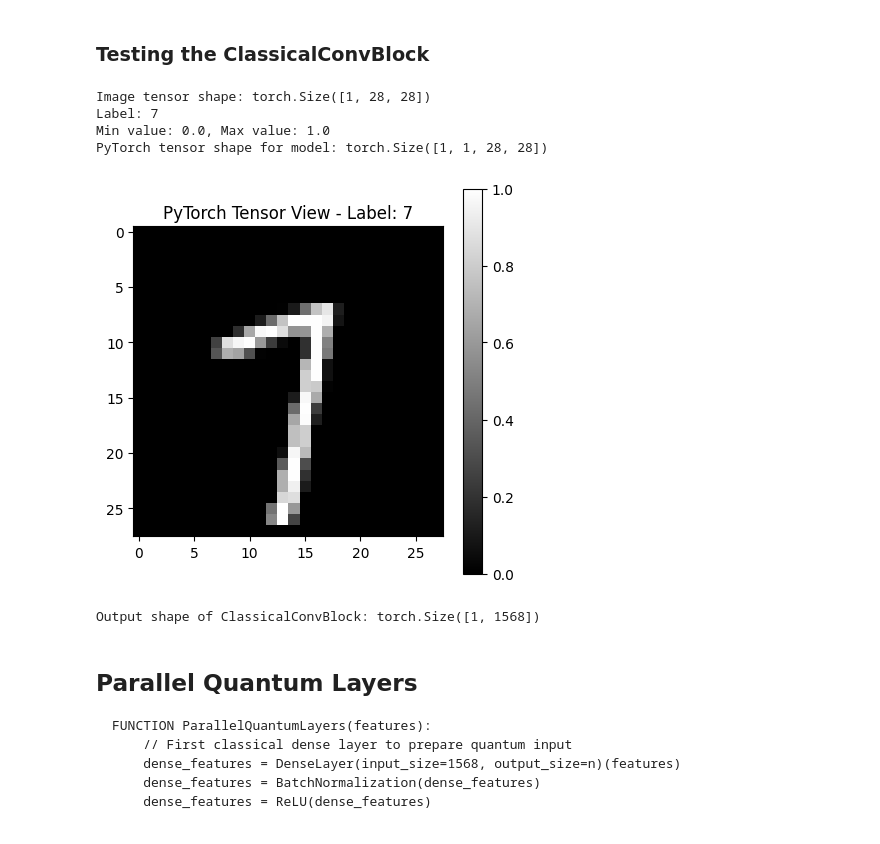
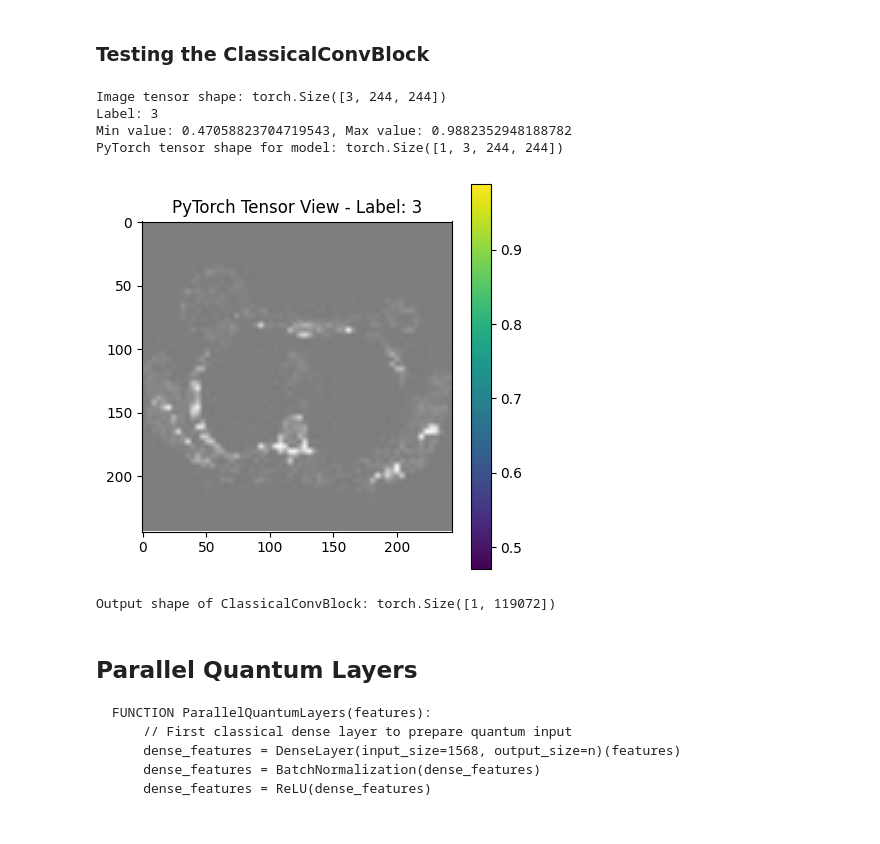
Before and after one commit to pk-2004/quantum-classification, a Jupyter notebook: HQNN/medical_mnist/HQNN-Parallel-local.ipynb, the cells around one changed output. Saved outputs shown, nothing was run; the diff lists cells and outputs as text; code cells hidden in the pictures.

Commit message:
working on medical mnist

```diff
--- a/HQNN/medical_mnist/HQNN-Parallel-local.ipynb
+++ b/HQNN/medical_mnist/HQNN-Parallel-local.ipynb
@@ -16,3 +17,9 @@ import io
 from PIL import Image
 import os
 from datetime import datetime
+# %%
+# Load the dataset
+import kagglehub
+
+dataset_path = kagglehub.dataset_download("andrewmvd/medical-mnist")
+print("Path to Medical MNIST dataset files:", dataset_path)
@@ -65,63 +74,64 @@ FUNCTION ClassicalConvolutionalBlock(input_image):
 # %%
 ClassicalConvBlock = nn.Sequential(
     # First Convolutional Block
-    nn.Conv2d(in_channels=1, out_channels=16, kernel_size=5, stride=1, padding=2),
+    nn.Conv2d(in_channels=3, out_channels=16, kernel_size=5, stride=1, padding=2),
     nn.BatchNorm2d(16),
     nn.ReLU(),
-    nn.MaxPool2d(kernel_size=2), # Output: (batch, 16, 14, 14)
+    nn.MaxPool2d(kernel_size=2), # Output: (batch, 16, 122, 122) for 224x224 input
 
     # Second Convolutional Block
     nn.Conv2d(in_channels=16, out_channels=32, kernel_size=5, stride=1, padding=2),
     nn.BatchNorm2d(32),
     nn.ReLU(),
-    nn.MaxPool2d(kernel_size=2), # Output: (batch, 32, 7, 7)
+    nn.MaxPool2d(kernel_size=2), # Output: (batch, 32, 61, 61)
 
     # Flatten for dense layers
-    nn.Flatten() # Output: (batch, 1568)
+    nn.Flatten() # Output: (batch, 32 * 61 * 61 = 119072)
 )
 # %% [markdown]
 ### Testing the ClassicalConvBlock
 # %%
-# Define a transform to convert images to PyTorch tensors and normalize to [0, 1]
-transform = transforms.ToTensor()
+# Use the same transform as your training set
+transform = transforms.Compose([
+    transforms.Resize((244, 244)),
+    transforms.ToTensor()
+])
 
-# Load MNIST dataset using torchvision
-train_dataset = datasets.MNIST(root='./data', train=True, download=True, transform=transform)
+medical_dataset = datasets.ImageFolder(root=dataset_path, transform=transform)
 
 # Select a single image
-img_idx = 42  # Choose an arbitrary index
-img_tensor, label = train_dataset[img_idx]  # The transform is applied automatically
+img_tensor, label = random.choice(medical_dataset)  # The transform is applied automatically
 
 # Print information about the image
 # The tensor is already in [channels, height, width] format
 print(f"Image tensor shape: {img_tensor.shape}")
 print(f"Label: {label}")
 print(f"Min value: {img_tensor.min()}, Max value: {img_tensor.max()}")
 
 # Add a batch dimension for processing with the model
 # PyTorch expects format: [batch_size, channels, height, width]
 img_tensor = img_tensor.unsqueeze(0)
-print(f"PyTorch tensor shape for model: {img_tensor.shape}")  # Should be [1, 1, 28, 28]
+print(f"PyTorch tensor shape for model: {img_tensor.shape}")  # Should be [1, 3, 244, 244]
 
 # For visualization of tensor format
 plt.figure(figsize=(5, 5))
 # We use .squeeze() to remove the batch and channel dimensions for plotting
-plt.imshow(img_tensor.squeeze().numpy(), cmap='gray')
+plt.imshow(img_tensor[0].permute(1, 2, 0).numpy())
 plt.title(f"PyTorch Tensor View - Label: {label}")
 plt.colorbar()
 plt.grid(False)
 plt.show()
 
 # Test the convolutionalblock
 features = ClassicalConvBlock(img_tensor)
 print(f"Output shape of ClassicalConvBlock: {features.shape}")
 # %% [output]
-Image tensor shape: torch.Size([1, 28, 28])
-Label: 7
-Min value: 0.0, Max value: 1.0
-PyTorch tensor shape for model: torch.Size([1, 1, 28, 28])
+Image tensor shape: torch.Size([3, 244, 244])
+Label: 3
+Min value: 0.47058823704719543, Max value: 0.9882352948188782
+PyTorch tensor shape for model: torch.Size([1, 3, 244, 244])
-[figure, old version]
+[figure, new version]
-Output shape of ClassicalConvBlock: torch.Size([1, 1568])
+Output shape of ClassicalConvBlock: torch.Size([1, 119072])
 # %% [markdown]
 ## Parallel Quantum Layers
 
```
Also changed, not shown: parts of 7 cells of this notebook.
